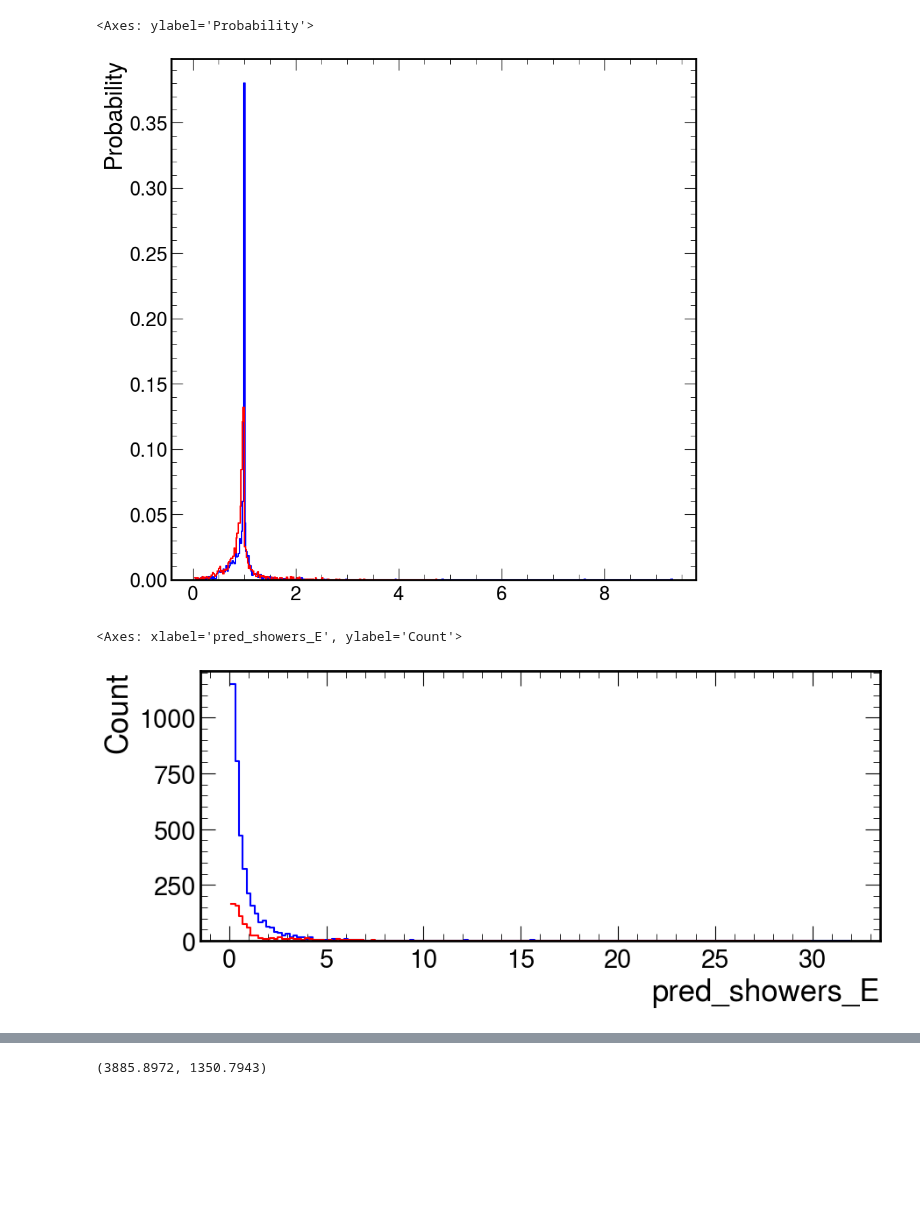
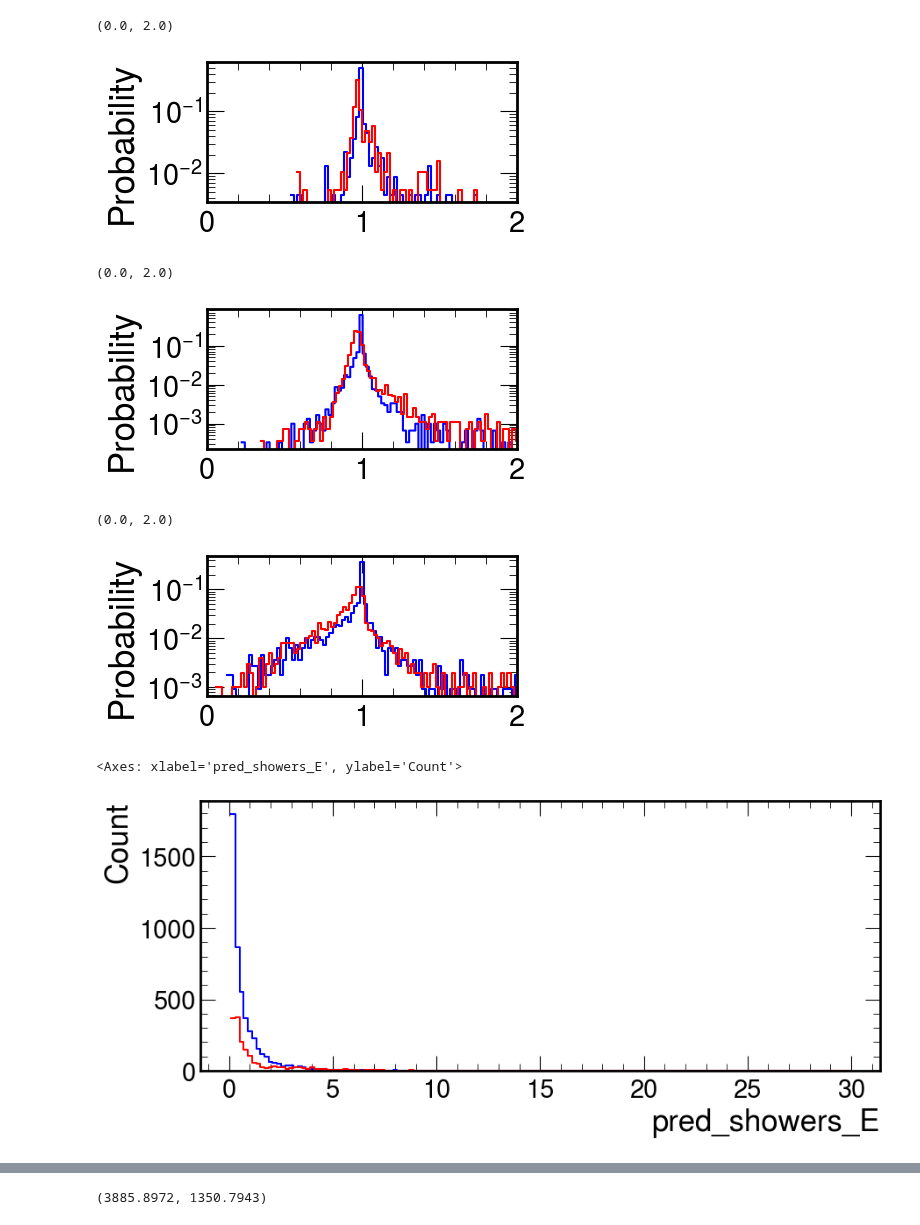
Before and after one commit to selvaggi/mlpf, a Jupyter notebook: notebooks/18_efficiency_Hss_plot.ipynb, the cells around one changed output, grey strips where cells are left out. Drawn from its saved outputs; the diff is of its cells as text; code cells hidden in the pictures; blank space fills up the shorter version.

```diff
--- a/notebooks/18_efficiency_Hss_plot.ipynb
+++ b/notebooks/18_efficiency_Hss_plot.ipynb
@@ -22,8 +22,9 @@ import matplotlib.pyplot as plt
 # %%
 from src.utils.inference.pandas_helpers import open_mlpf_dataframe
 list_all_df_hdb = []
-path_hgcal = "/eos/user/m/mgarciam/datasets_mlpf/models_trained_CLD/evalHss_reprod_clust_only_newmodel_Clustering061024/showers_df_evaluation/0_0_None_hdbscan.pt"
+path_hgcal = "/eos/user/m/mgarciam/datasets_mlpf/models_trained_CLD/eval_comp_05//showers_df_evaluation/0_0_None_hdbscan_option7.pt"
 sd_hgb, matched_hgb = open_mlpf_dataframe(path_hgcal, False)
-
-path_hgcal = "/eos/user/m/mgarciam/datasets_mlpf/models_trained_CLD/evalHss_reprod_clust_only_newmodel_Clustering061024/showers_df_evaluation/0_0_None_pandora.pt"
+# sd_hgb = sd_hgb[sd_hgb.reco_showers_E>0]
+path_hgcal = "/eos/user/m/mgarciam/datasets_mlpf/models_trained_CLD/eval_comp_05//showers_df_evaluation/0_0_None_pandora.pt"
 sd_pandora, matched_hgbq1 = open_mlpf_dataframe(path_hgcal, False)
+# sd_pandora = sd_pandora[sd_pandora.reco_showers_E>0]
@@ -69,0 +222,25 @@ sd_pandora[0:20]
+# %%
+sd_hgb.calibrated_E[(~np.isnan(sd_hgb.calibrated_E)) & (sd_hgb.pid==22)] = sd_hgb.pred_showers_E[(~np.isnan(sd_hgb.calibrated_E)) & ((sd_hgb.pid==22))]
+sd_hgb_filtered = sd_hgb
+x = sd_hgb_filtered.pred_ref_pt_matched[sd_hgb_filtered.is_track_in_cluster==1].values
+x = np.stack(x)
+x = np.linalg.norm(x, axis=1)
+idx_pick_reco = np.where(x > 0.25)[0]
+sd_hgb_filtered[sd_hgb_filtered.is_track_in_cluster==1].calibrated_E.iloc[idx_pick_reco] = sd_hgb_filtered[sd_hgb_filtered.is_track_in_cluster==1].pred_showers_E.iloc[idx_pick_reco]
+df = sd_hgb_filtered
+pandora = False
+perfect_pid=False
+mass_zero=True
+ML_pid=False
+from torch_scatter import scatter_sum, scatter_mean
+from src.utils.inference.inference_metrics import get_sigma_gaussian
+from src.utils.inference.event_metrics import calculate_event_mass_resolution
+particle_masses = {0: 0, 22: 0, 11: 0.00511, 211: 0.13957, 130: 0.493677, 2212: 0.938272, 2112: 0.939565}
+particle_masses_4_class = {0: 0.00511, 1: 0.13957, 2: 0.939565, 3: 0.0} # electron, CH, NH, photon
+def safeint(x, default_val=0):
+    if np.isnan(x):
+        return default_val
+    return int(x)
+
+mean_mass_p, var_mass_p, distr_mass_p, mass_true_p, _, _, E_over_true_pandora = calculate_event_mass_resolution(sd_pandora, True, perfect_pid=perfect_pid, mass_zero=mass_zero, ML_pid=ML_pid)
+mean_mass, var_mass, distr_mass, mass_true, _, _, E_over_true = calculate_event_mass_resolution(sd_hgb_filtered, False, perfect_pid=perfect_pid, mass_zero=mass_zero, ML_pid=ML_pid)
@@ -70,10 +356,35 @@ sd_pandora[0:20]
+# %%
+fig = plt.figure(figsize=(4,4))
+ax = fig.add_subplot(2, 1, 1)
+sns.histplot(sd_hgb[sd_hgb.pid==11].pred_showers_E/sd_hgb[sd_hgb.pid==11].reco_showers_E, stat="probability",binwidth=0.02, color="blue",  element="step",fill=False)
+sns.histplot(sd_pandora[sd_pandora.pid==11].pred_showers_E/sd_pandora[sd_pandora.pid==11].reco_showers_E, stat="probability",binwidth=0.02, color="red",  element="step",fill=False)
+ax.set_yscale('log')
+plt.xlim([0,2])
+# %% [output]
+(0.0, 2.0)
+[figure, added]
+# %%
+import seaborn as sns
+fig = plt.figure(figsize=(4,4))
+ax = fig.add_subplot(2, 1, 1)
+sns.histplot(sd_hgb[sd_hgb.pid==22].pred_showers_E/sd_hgb[sd_hgb.pid==22].reco_showers_E, stat="probability",binwidth=0.02, color="blue",  element="step",fill=False)
+sns.histplot(sd_pandora[sd_pandora.pid==22].pred_showers_E/sd_pandora[sd_pandora.pid==22].reco_showers_E, stat="probability",binwidth=0.02, color="red",  element="step",fill=False)
+ax.set_yscale('log')
+plt.xlim([0,2])
+# %% [output]
+(0.0, 2.0)
+[figure, added]
 # %%
 import seaborn as sns
+fig = plt.figure(figsize=(4,4))
+ax = fig.add_subplot(2, 1, 1)
 sns.histplot(sd_hgb[sd_hgb.pid==-211].pred_showers_E/sd_hgb[sd_hgb.pid==-211].reco_showers_E, stat="probability",binwidth=0.02, color="blue",  element="step",fill=False)
 sns.histplot(sd_pandora[sd_pandora.pid==-211].pred_showers_E/sd_pandora[sd_pandora.pid==-211].reco_showers_E, stat="probability",binwidth=0.02, color="red",  element="step",fill=False)
+ax.set_yscale('log')
+plt.xlim([0,2])
 # %% [output]
-<Axes: ylabel='Probability'>
+(0.0, 2.0)
-[figure, old version]
+[figure, new version]
 # %%
 import seaborn as sns
 plt.figure(figsize = (10,4))
@@ -82,7 +393,7 @@ sns.histplot(sd_pandora[np.isnan(sd_pandora.true_showers_E)*(sd_pandora.pred_sho
 # plt.yscale('log')
 # %% [output]
 <Axes: xlabel='pred_showers_E', ylabel='Count'>
-[figure, old version]
+[figure, new version]
 # %%
 import seaborn as sns
 plt.figure(figsize = (10,4))
```
Also changed, not shown: parts of 25 cells of this notebook, 34 other files.
